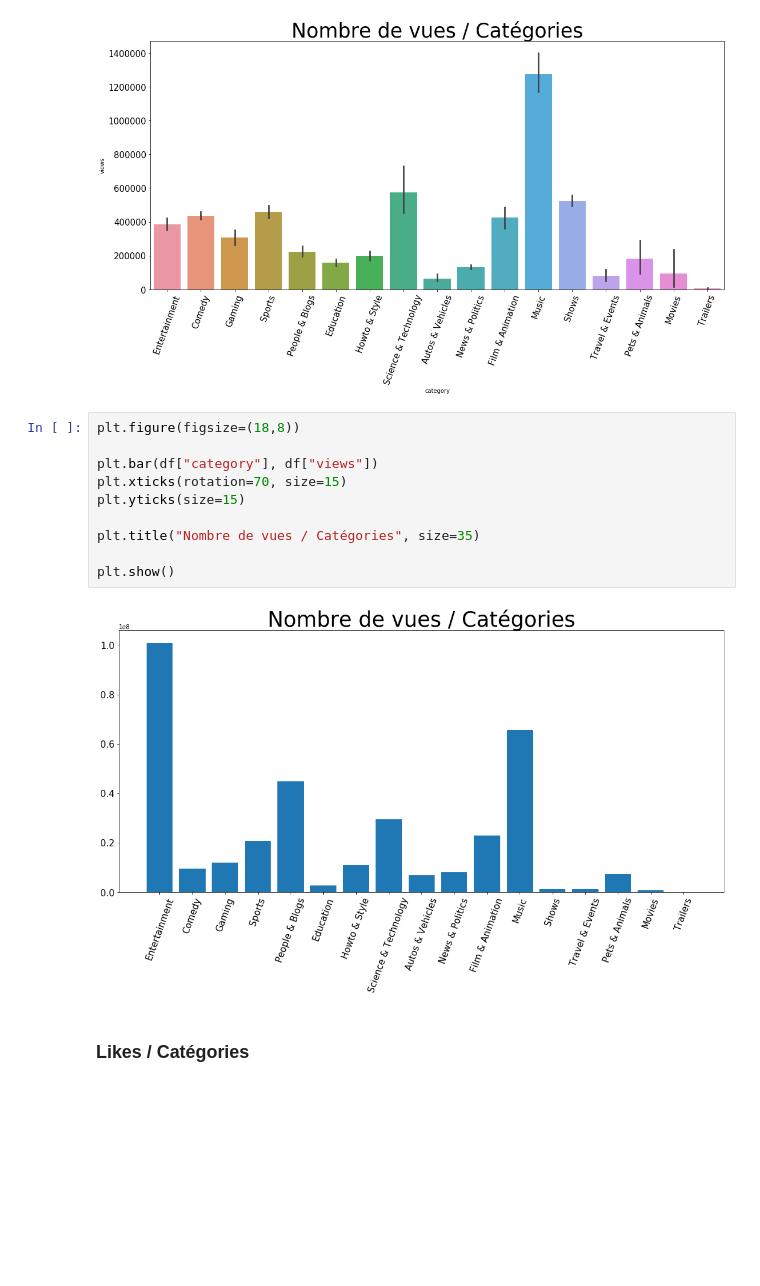
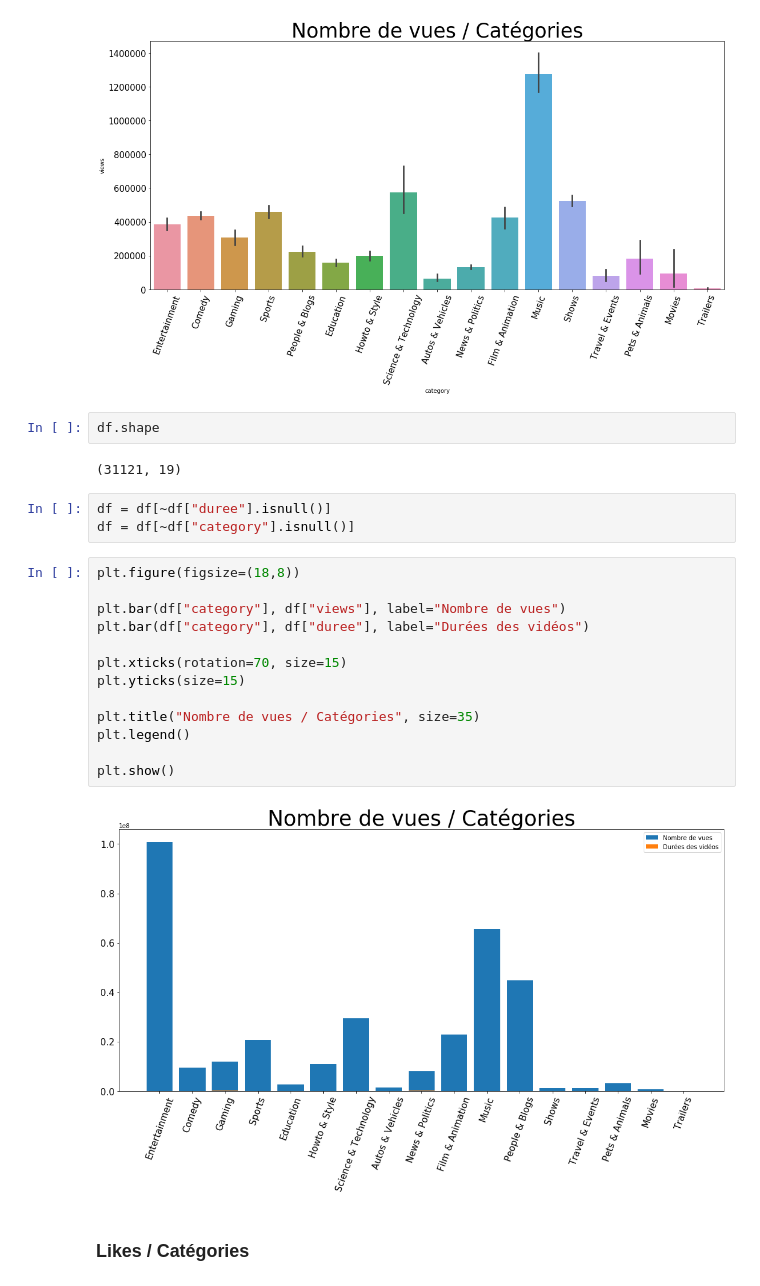
Before and after one commit to DROMZEE/Youtube-Predictor, a Jupyter notebook: projet_fred.ipynb, the cells around one changed output. Saved outputs shown, nothing was run; the diff lists cells and outputs as text; blank space fills up the shorter version.

```diff
--- a/projet_fred.ipynb
+++ b/projet_fred.ipynb
@@ -98,18 +98,28 @@ plt.title("Nombre de vues / Catégories", size=35)
 plt.show()
 # %% [output]
 [figure]
+# %%
+df.shape
+# %% [output]
+(31121, 19)
+# %%
+df = df[~df["duree"].isnull()]
+df = df[~df["category"].isnull()]
 # %%
 plt.figure(figsize=(18,8))
 
-plt.bar(df["category"], df["views"])
+plt.bar(df["category"], df["views"], label="Nombre de vues")
+plt.bar(df["category"], df["duree"], label="Durées des vidéos")
+
 plt.xticks(rotation=70, size=15)
 plt.yticks(size=15)
 
 plt.title("Nombre de vues / Catégories", size=35)
+plt.legend()
 
 plt.show()
 # %% [output]
-[figure, old version]
+[figure, new version]
 # %% [markdown]
 ### Likes / Catégories
 # %%
```
Also changed, not shown: parts of 21 cells of this notebook.
